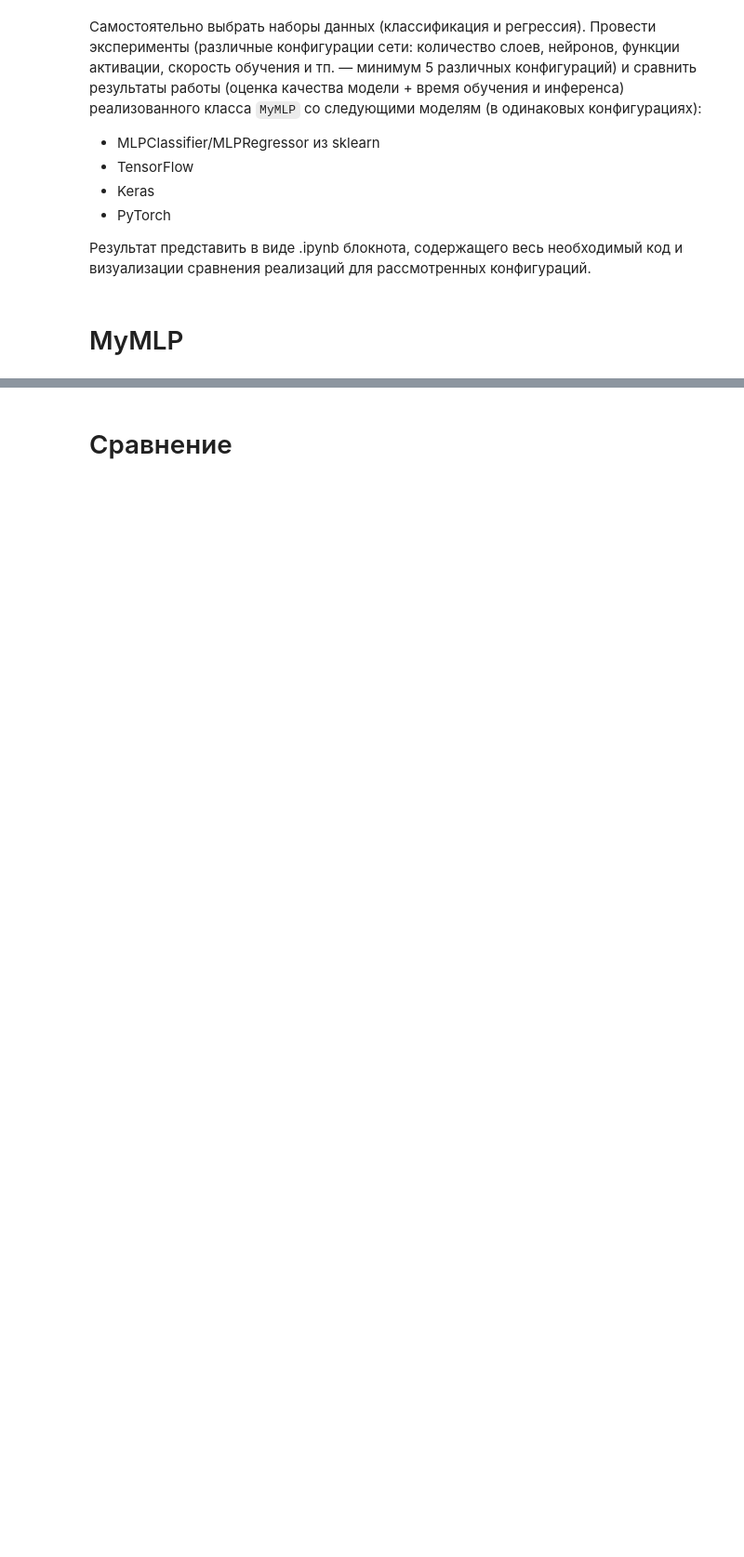
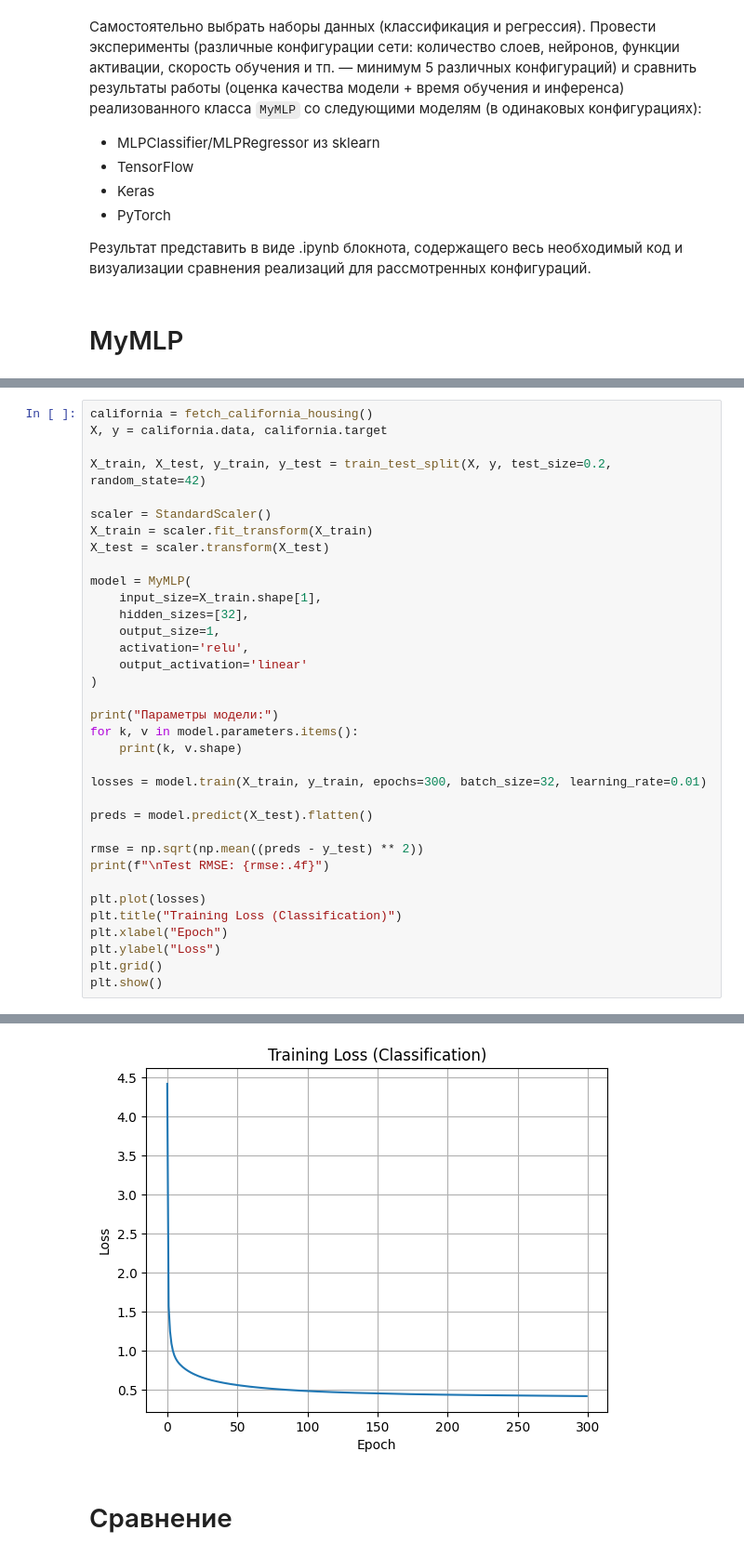
Before and after one commit to ann04ka/Labs, a Jupyter notebook: Lab2.ipynb, the cells around one changed output, grey strips where cells are left out. Shown at 93% size. Cells and saved outputs as stored; diff of their text form; blank space fills up the shorter version.

```diff
--- a/Lab2.ipynb
+++ b/Lab2.ipynb
@@ -157,0 +299,36 @@ class MyMLP:
+# %%
+california = fetch_california_housing()
+X, y = california.data, california.target
+
+X_train, X_test, y_train, y_test = train_test_split(X, y, test_size=0.2, random_state=42)
+
+scaler = StandardScaler()
+X_train = scaler.fit_transform(X_train)
+X_test = scaler.transform(X_test)
+
+model = MyMLP(
+    input_size=X_train.shape[1],
+    hidden_sizes=[32],
+    output_size=1,
+    activation='relu',
+    output_activation='linear'
+)
+
+print("Параметры модели:")
+for k, v in model.parameters.items():
+    print(k, v.shape)
+
+losses = model.train(X_train, y_train, epochs=300, batch_size=32, learning_rate=0.01)
+
+preds = model.predict(X_test).flatten()
+
+rmse = np.sqrt(np.mean((preds - y_test) ** 2))
+print(f"\nTest RMSE: {rmse:.4f}")
+
+plt.plot(losses)
+plt.title("Training Loss (Classification)")
+plt.xlabel("Epoch")
+plt.ylabel("Loss")
+plt.grid()
+plt.show()
+# %% [output]
@@ -158,2 +352,3 @@ class MyMLP:
+[figure, added]
 # %% [markdown]
 # Сравнение
```
Also changed, not shown: parts of 29 cells of this notebook.
